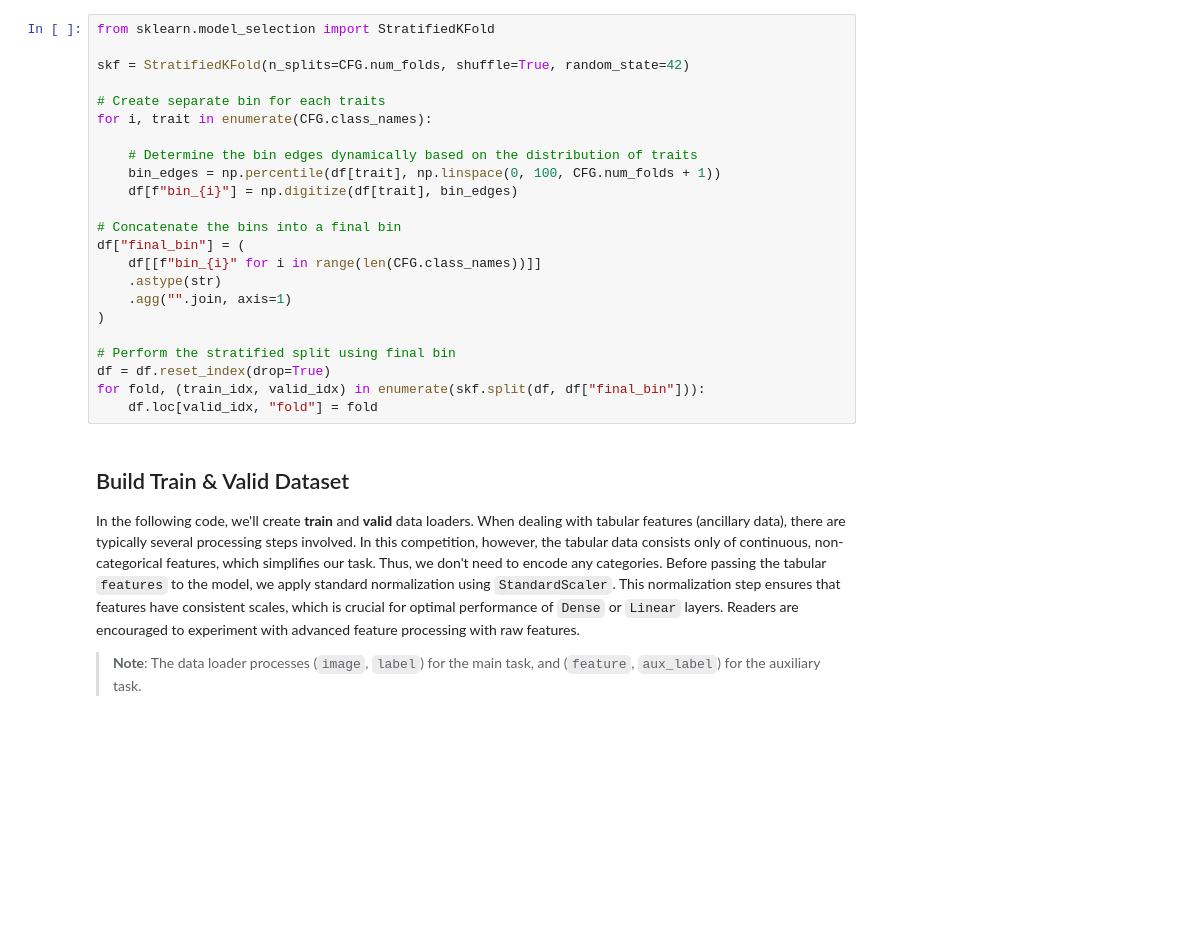
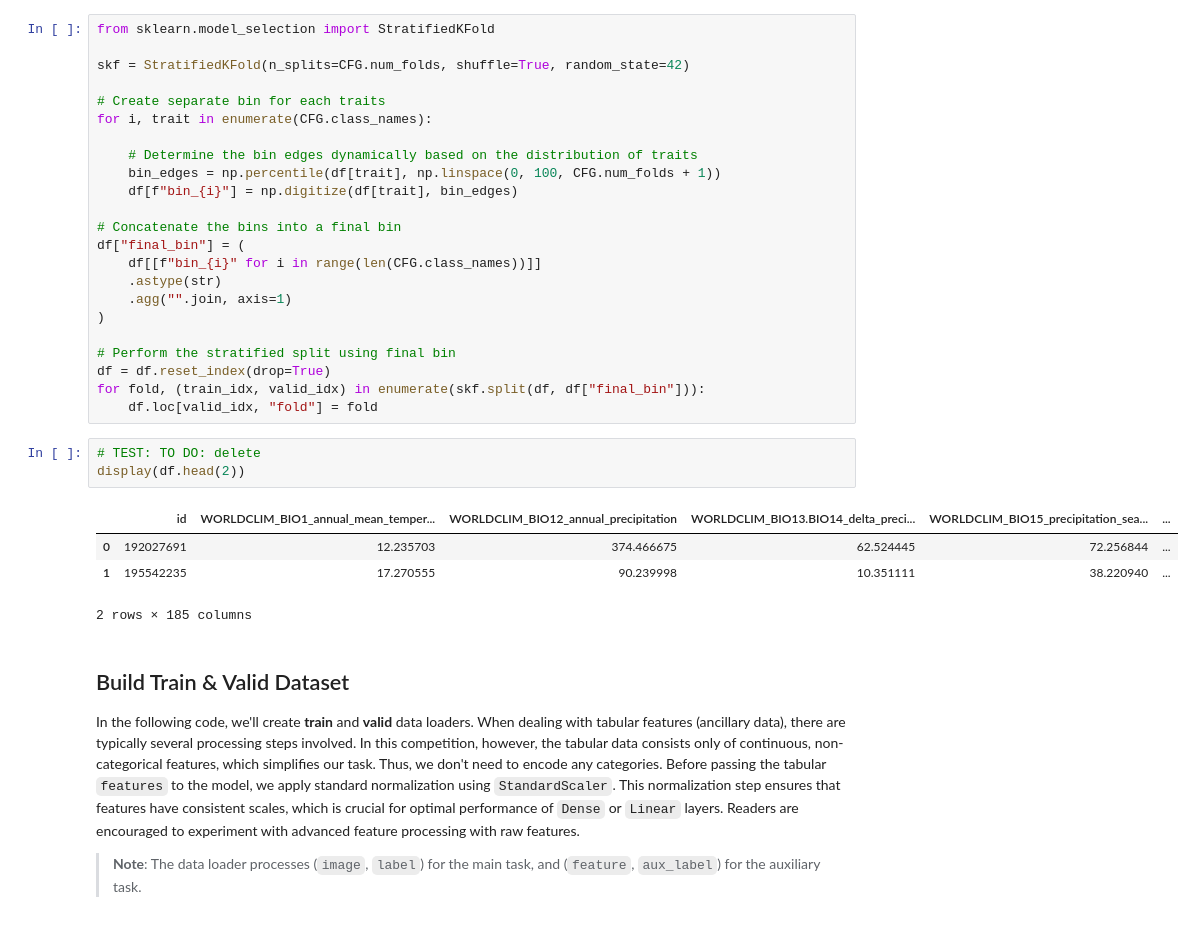
Before and after one commit to PBHYB/CSC413, a Jupyter notebook: planttraits2024-kerascv-starter-notebook.ipynb, the cells around one changed output. Drawn from its saved outputs; the diff is of its cells as text; blank space fills up the shorter version.

```diff
--- a/planttraits2024-kerascv-starter-notebook.ipynb
+++ b/planttraits2024-kerascv-starter-notebook.ipynb
@@ -253,6 +288,14 @@ df["final_bin"] = (
 df = df.reset_index(drop=True)
 for fold, (train_idx, valid_idx) in enumerate(skf.split(df, df["final_bin"])):
     df.loc[valid_idx, "fold"] = fold
+# %%
+# TEST: TO DO: delete
+display(df.head(2))
+# %% [output]
+|  | id | WORLDCLIM_BIO1_annual_mean_temper... | WORLDCLIM_BIO12_annual_precipitation | WORLDCLIM_BIO13.BIO14_delta_preci... | WORLDCLIM_BIO15_precipitation_sea... | ... |
+| 0 | 192027691 | 12.235703 | 374.466675 | 62.524445 | 72.256844 | ... |
+| 1 | 195542235 | 17.270555 | 90.239998 | 10.351111 | 38.220940 | ... |
+2 rows × 185 columns
 # %% [markdown]
 ## Build Train & Valid Dataset
 
```
Also changed, not shown: parts of 12 cells of this notebook, 3 other files.
